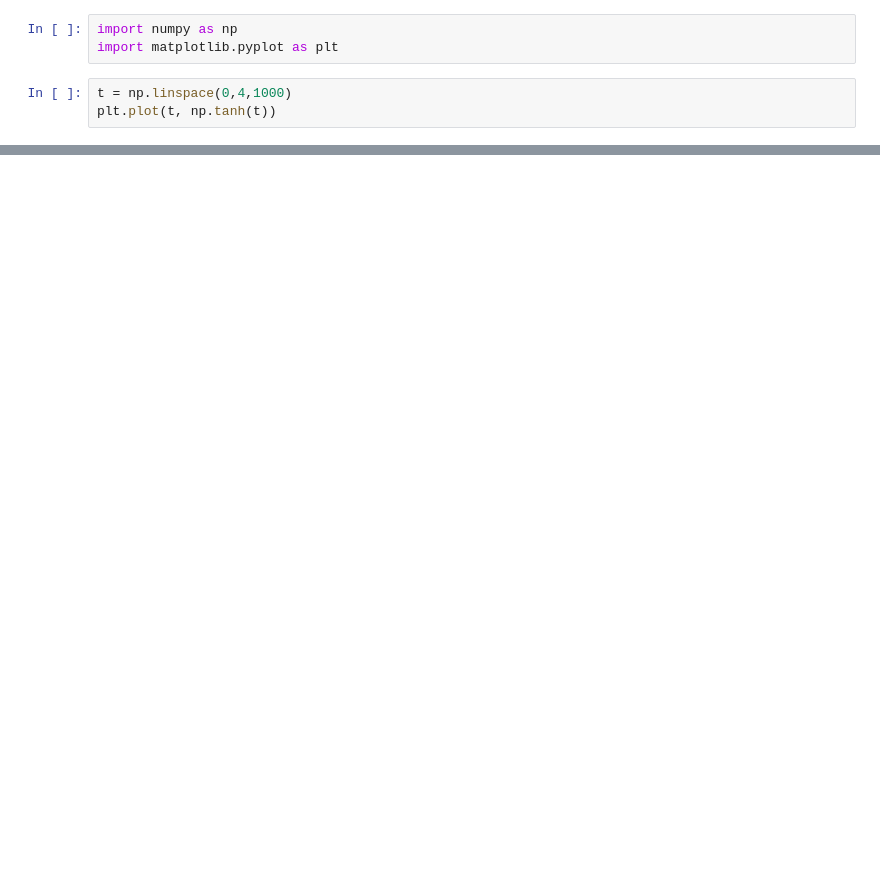
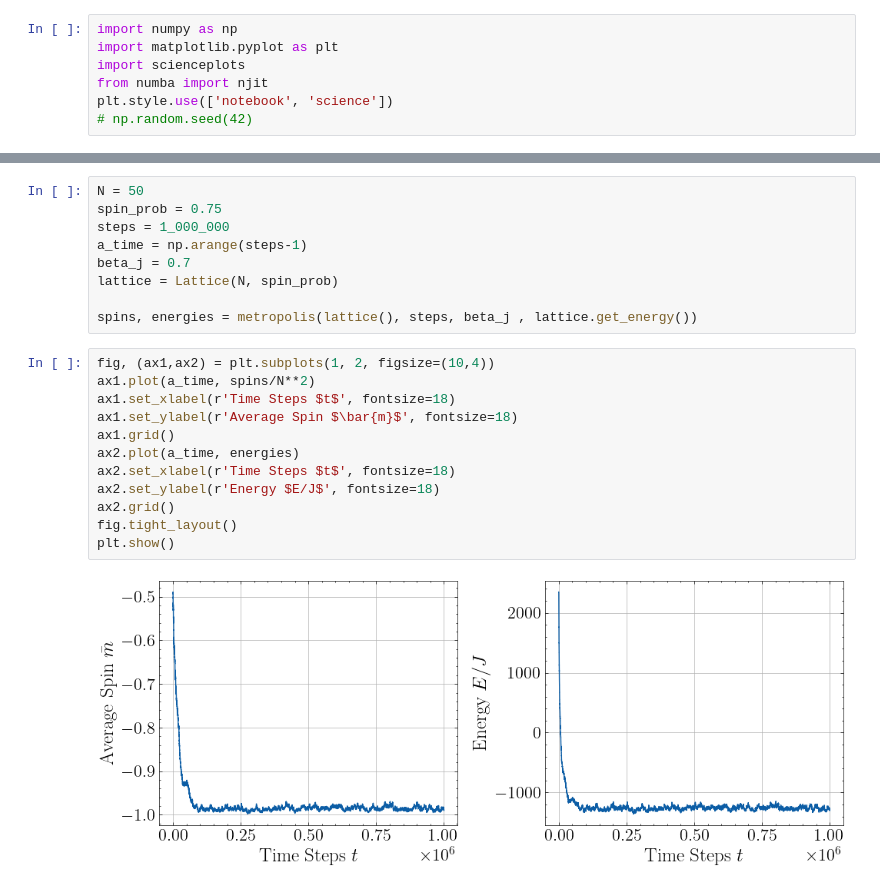
Before and after one commit to eudaemon3/mc-ising-analysis, a Jupyter notebook: src/test.ipynb, the cells around one changed output, grey strips where cells are left out. Cells and saved outputs as stored; diff of their text form; blank space fills up the shorter version.

```diff
--- a/src/test.ipynb
+++ b/src/test.ipynb
@@ -1,6 +1,7 @@
 # %%
 import numpy as np
 import matplotlib.pyplot as plt
+import scienceplots
+from numba import njit
+plt.style.use(['notebook', 'science'])
+# np.random.seed(42)
-# %%
-t = np.linspace(0,4,1000)
-plt.plot(t, np.tanh(t))
@@ -9,0 +94,23 @@ plt.plot(t, np.tanh(t))
+# %%
+N = 50
+spin_prob = 0.75
+steps = 1_000_000
+a_time = np.arange(steps-1)
+beta_j = 0.7
+lattice = Lattice(N, spin_prob)
+
+spins, energies = metropolis(lattice(), steps, beta_j , lattice.get_energy())
+# %%
+fig, (ax1,ax2) = plt.subplots(1, 2, figsize=(10,4))
+ax1.plot(a_time, spins/N**2)
+ax1.set_xlabel(r'Time Steps $t$', fontsize=18)
+ax1.set_ylabel(r'Average Spin $\bar{m}$', fontsize=18)
+ax1.grid()
+ax2.plot(a_time, energies)
+ax2.set_xlabel(r'Time Steps $t$', fontsize=18)
+ax2.set_ylabel(r'Energy $E/J$', fontsize=18)
+ax2.grid()
+fig.tight_layout()
+plt.show()
+# %% [output]
+[figure, added]
```
Also changed, not shown: parts of 6 cells of this notebook, 6 other files.
